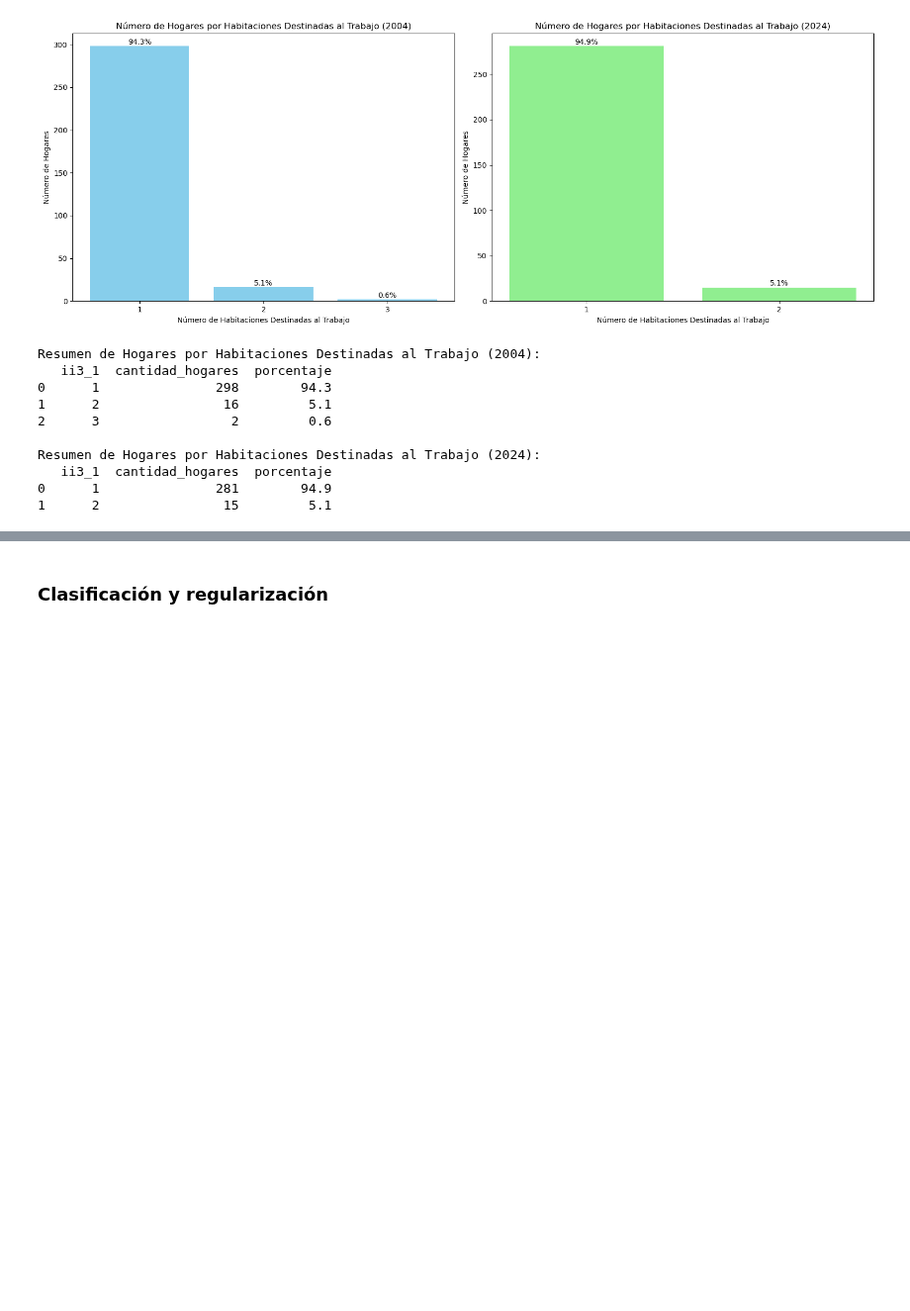
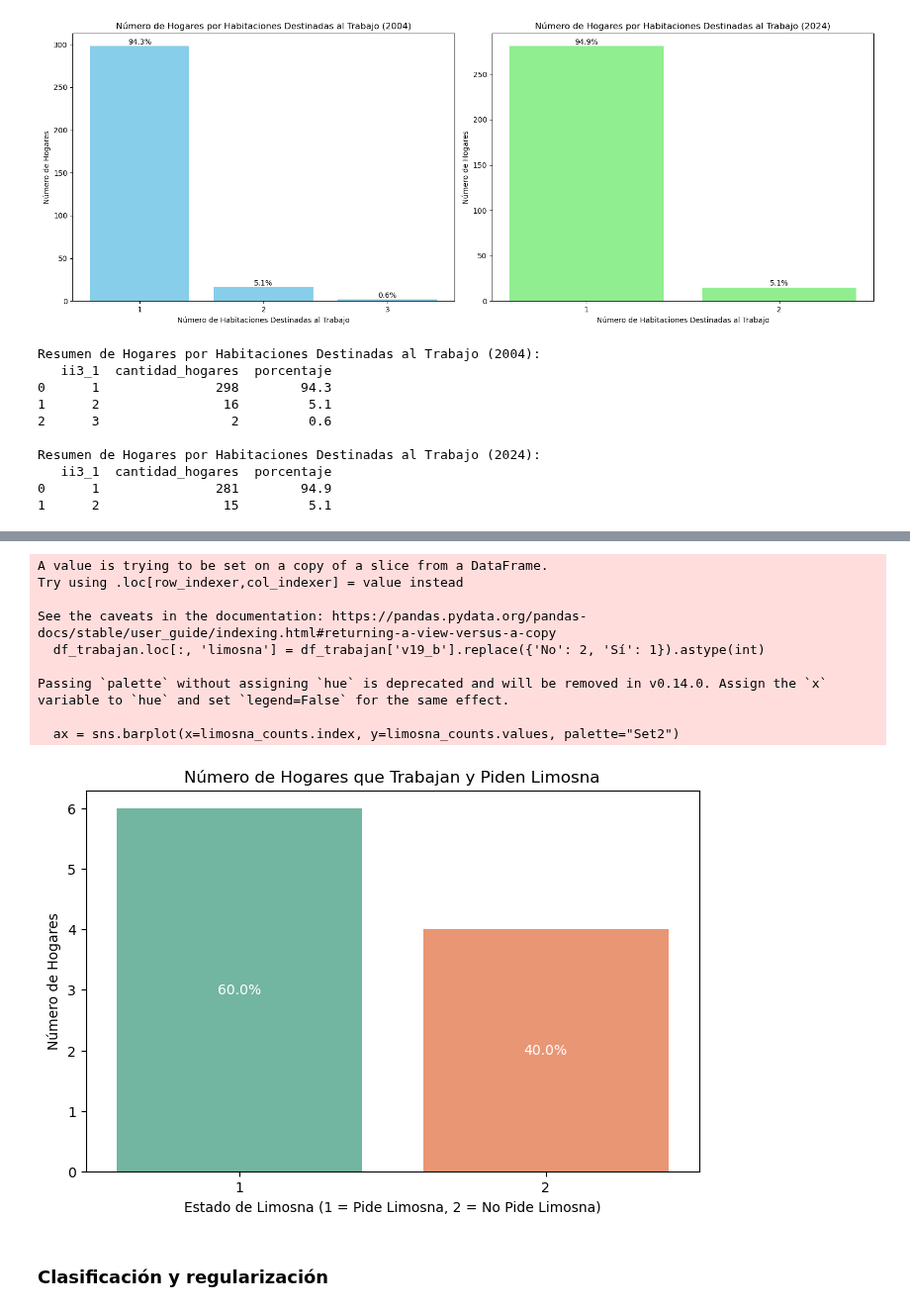
Before and after one commit to miligarofalo/CC408-T2-1, a Jupyter notebook: TP4/TP4_grupal.ipynb, the cells around one changed output, grey strips where cells are left out. Shown at 99% size. Saved outputs shown, nothing was run; the diff lists cells and outputs as text; code cells hidden in the pictures; blank space fills up the shorter version.

```diff
--- a/TP4/TP4_grupal.ipynb
+++ b/TP4/TP4_grupal.ipynb
@@ -657,3 +746,43 @@ Resumen de Hogares por Habitaciones Destinadas al Trabajo (2024):
+# %%
+
+# Filtrar los hogares que trabajan
+df_trabajan = df_menores_10[df_menores_10['trabajo'] == 1]
+
+# Crear una columna adicional para "limosna"
+df_trabajan.loc[:, 'limosna'] = df_trabajan['v19_b'].replace({'No': 2, 'Sí': 1}).astype(int)
+
+# Calcular los conteos absolutos de limosna entre los hogares que trabajan
+limosna_counts = df_trabajan['limosna'].value_counts()
+
+# Calcular los porcentajes de limosna entre los hogares que trabajan
+limosna_percentage = (limosna_counts / limosna_counts.sum()) * 100
+
+# Crear un gráfico de barras con los conteos absolutos de limosna entre los hogares que trabajan
+plt.figure(figsize=(8, 5))
+ax = sns.barplot(x=limosna_counts.index, y=limosna_counts.values, palette="Set2")
+
+# Configuración del gráfico
+plt.title('Número de Hogares que Trabajan y Piden Limosna')
+plt.xlabel('Estado de Limosna (1 = Pide Limosna, 2 = No Pide Limosna)')
+plt.ylabel('Número de Hogares')
+
+# Colocar los porcentajes en el centro de las barras
+for i, v in enumerate(limosna_counts.values):
+    ax.text(i, v / 2, f'{limosna_percentage.iloc[i]:.1f}%', ha='center', va='center', fontsize=10, color='white')
+
+# Mostrar el gráfico
+plt.show()
+# %% [output]
+A value is trying to be set on a copy of a slice from a DataFrame.
+Try using .loc[row_indexer,col_indexer] = value instead
+
+See the caveats in the documentation: https://pandas.pydata.org/pandas-docs/stable/user_guide/indexing.html#returning-a-view-versus-a-copy
+  df_trabajan.loc[:, 'limosna'] = df_trabajan['v19_b'].replace({'No': 2, 'Sí': 1}).astype(int)
+
+Passing `palette` without assigning `hue` is deprecated and will be removed in v0.14.0. Assign the `x` variable to `hue` and set `legend=False` for the same effect.
+
+  ax = sns.barplot(x=limosna_counts.index, y=limosna_counts.values, palette="Set2")
+[figure, added]
 # %% [markdown]
 ### Clasificación y regularización
 # %% [markdown]
```
Also changed, not shown: parts of 5 cells of this notebook.
